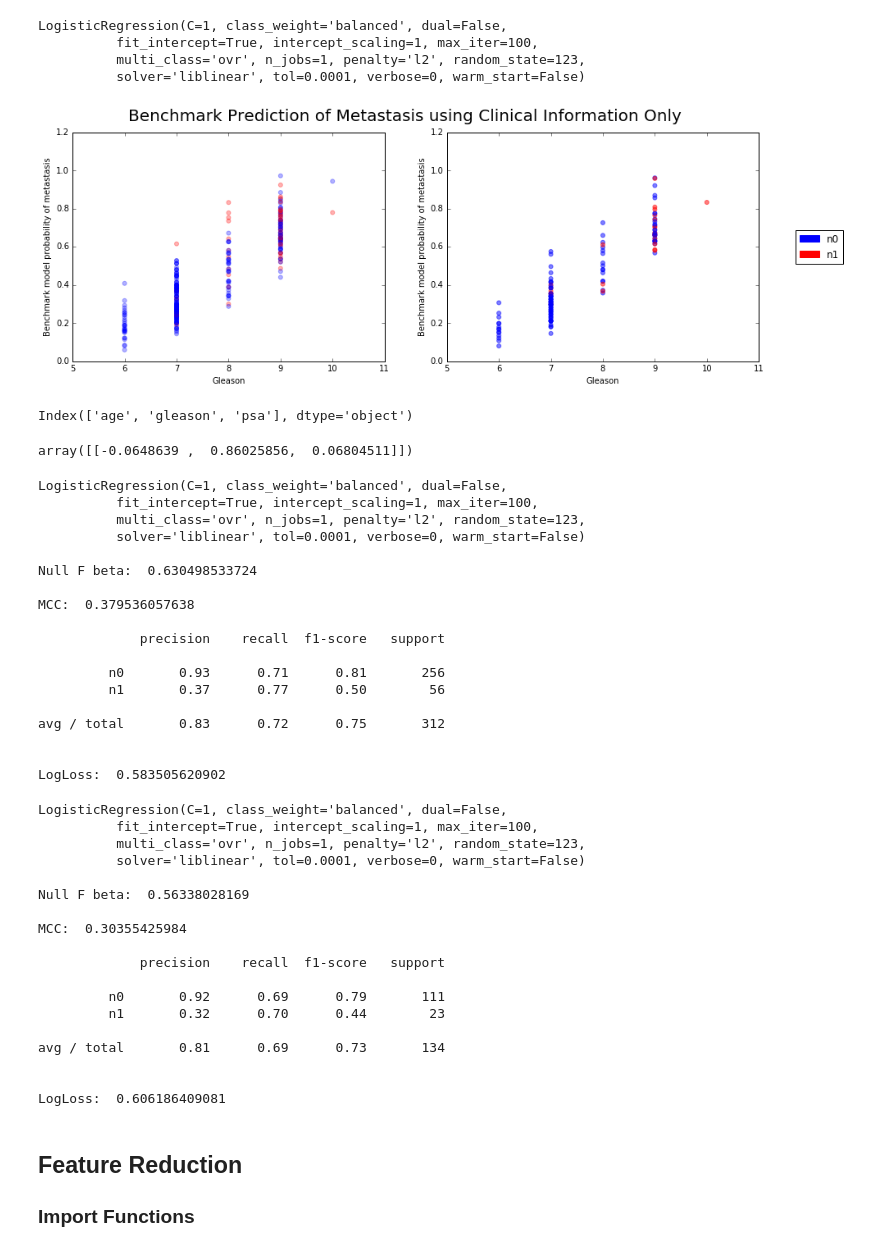
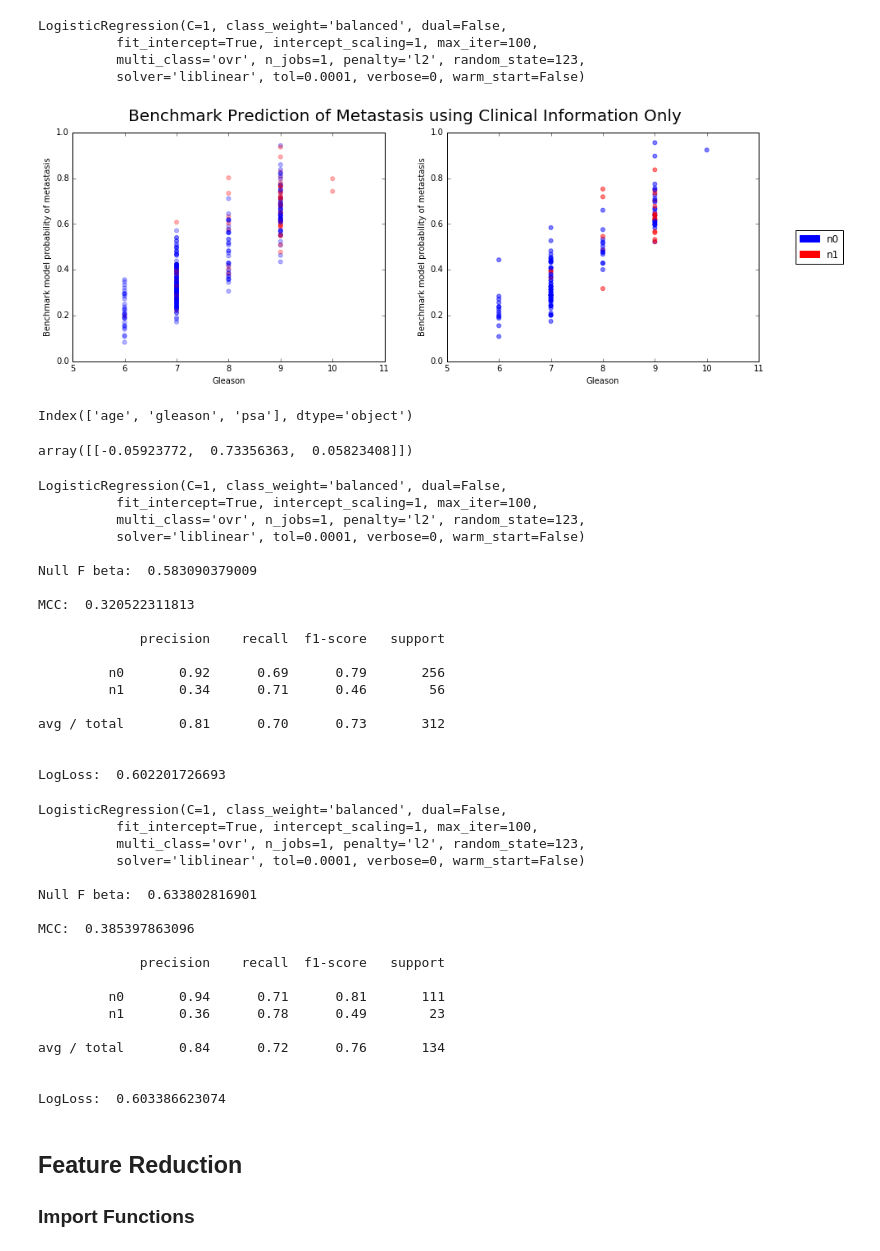
Before and after one commit to CCThompson82/MLE_capstone, a Jupyter notebook: Capstone_nb.ipynb, the cells around one changed output. Drawn from its saved outputs; the diff is of its cells as text; code cells hidden in the pictures.

Commit message:
Rm orphaned figures and init new

```diff
--- a/Capstone_nb.ipynb
+++ b/Capstone_nb.ipynb
@@ -162,16 +162,18 @@ False
 ## Data Visualization
 # %%
 gleason = clinical['gleasonscore']
+#print(gleason.shape)
 age = pd.to_numeric(clinical['yearstobirth'], errors = 'coerce')
 age.fillna(value = np.mean(age), inplace=True)
 psa = pd.to_numeric(clinical['psavalue'], errors= 'coerce')
 psa.fillna(value = np.mean(psa), inplace =True)
-gleason = gleason.loc[y.index]
+#gleason = gleason.loc[y.index]
 
-clinicalDF = pd.DataFrame({'gleason': gleason,
+clinicalDF_all = pd.DataFrame({'gleason': gleason,
                             'age':age ,
                             'psa' : psa,
-                            'y' : y}, index=X.index)
+                            'y' : y_all}, index=X_all.index)
+clinicalDF = clinicalDF_all.loc[y.index, :]
 # %%
 clinicalDF.drop(['y'], axis=1, inplace = True)
 # %%
@@ -314,40 +316,42 @@ clf_LR_clin = LogisticRegression(penalty='l2',
                               verbose=0,
                               warm_start=False,
                               n_jobs=1)
 
 clf_LR_clin.fit(clinicalDF_train, y_train)  #use training set for model learning
 
 bench_fig = plt.figure(figsize=(15,5))
 A= bench_fig.add_subplot(1,2,1)
 B = bench_fig.add_subplot(1,2,2)
 A.scatter(clinicalDF_train.loc[:,'gleason'],
           clf_LR_clin.predict_proba(clinicalDF_train)[:,1],
           color = y_train.replace({'n1':'red', 'n0': 'blue', 'NaN':'grey'}),
           alpha = 0.3,
           s = 25)
 A.set_ylabel('Benchmark model probability of metastasis')
+A.set_ylim(0,1)
+B.set_ylim(0,1)
 A.set_xlabel('Gleason')
 plt.suptitle('Prognosis of metastasis risk based on features available at presentation', fontsize=20)
 
 B.scatter(clinicalDF_test.loc[:,'gleason'],
           clf_LR_clin.predict_proba(clinicalDF_test)[:,1],
           color = y_test.replace({'n1':'red', 'n0': 'blue', 'NaN':'grey'}),
           alpha = 0.5,
           s = 25)
 B.set_xlabel('Gleason')
 B.set_ylabel('Benchmark model probability of metastasis')
 bench_fig.legend(labels = ['n0', 'n1'], handles = [blue, red], loc = 5)
 bench_fig.suptitle("Benchmark Prediction of Metastasis using Clinical Information Only", fontsize=20)
 plt.show
 bench_fig.savefig('Figures/benchmark.png')
 # %% [output]
-[figure, old version]
+[figure, new version]
 # %%
 print(clinicalDF.columns)
 clf_LR_clin.coef_
 # %% [output]
 Index(['age', 'gleason', 'psa'], dtype='object')
-array([[-0.0648639 ,  0.86025856,  0.06804511]])
+array([[-0.05923772,  0.73356363,  0.05823408]])
 # %%
 "Benchmark Performance on Train dataset"
 print(clf_LR_clin)
@@ -367,19 +371,19 @@ LogisticRegression(C=1, class_weight='balanced', dual=False,
           multi_class='ovr', n_jobs=1, penalty='l2', random_state=123,
           solver='liblinear', tol=0.0001, verbose=0, warm_start=False)
 
-Null F beta:  0.630498533724
+Null F beta:  0.583090379009
 
-MCC:  0.379536057638
+MCC:  0.320522311813
 
              precision    recall  f1-score   support
 
-         n0       0.93      0.71      0.81       256
-         n1       0.37      0.77      0.50        56
+         n0       0.92      0.69      0.79       256
+         n1       0.34      0.71      0.46        56
 
-avg / total       0.83      0.72      0.75       312
+avg / total       0.81      0.70      0.73       312
 
 
-LogLoss:  0.583505620902
+LogLoss:  0.602201726693
 # %%
 "Benchmark Performance on Test dataset"
 print(clf_LR_clin)
@@ -399,19 +403,19 @@ LogisticRegression(C=1, class_weight='balanced', dual=False,
           multi_class='ovr', n_jobs=1, penalty='l2', random_state=123,
           solver='liblinear', tol=0.0001, verbose=0, warm_start=False)
 
-Null F beta:  0.56338028169
+Null F beta:  0.633802816901
 
-MCC:  0.30355425984
+MCC:  0.385397863096
 
              precision    recall  f1-score   support
 
-         n0       0.92      0.69      0.79       111
-         n1       0.32      0.70      0.44        23
+         n0       0.94      0.71      0.81       111
+         n1       0.36      0.78      0.49        23
 
-avg / total       0.81      0.69      0.73       134
+avg / total       0.84      0.72      0.76       134
 
 
-LogLoss:  0.606186409081
+LogLoss:  0.603386623074
 # %% [markdown]
 ## Feature Reduction
 ### Import Functions
```
Also changed, not shown: parts of 30 cells of this notebook, 19 other files.
